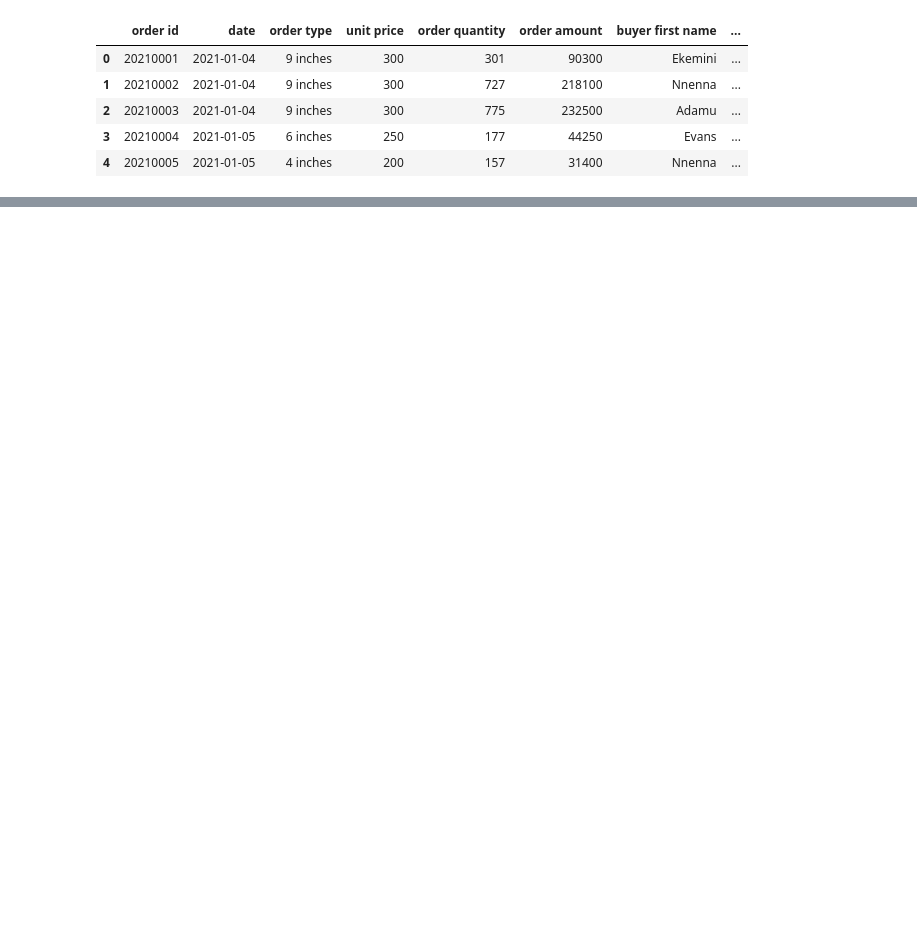
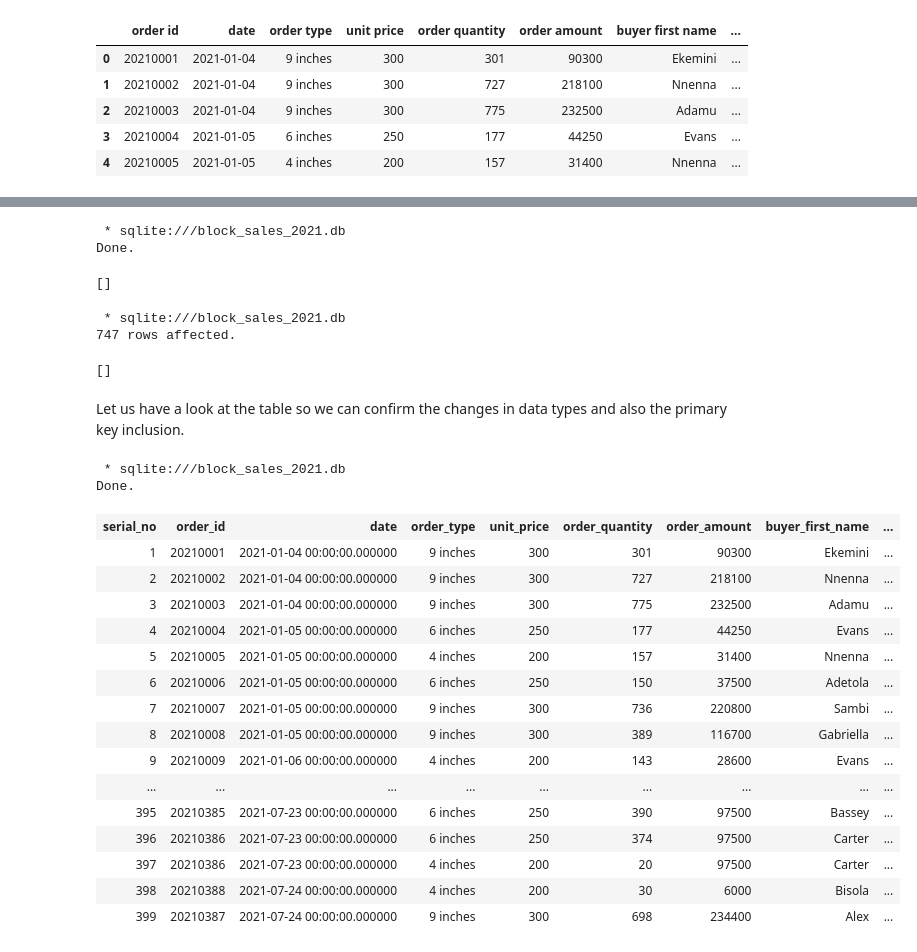
Before and after one commit to Ridwan1821/Ridhwan_Repo, a Jupyter notebook: Normalization of Sales Data Table/block_sales_2021.ipynb, the cells around one changed output, grey strips where cells are left out. Drawn from its saved outputs; the diff is of its cells as text; code cells hidden in the pictures; blank space fills up the shorter version.

```diff
--- a/Normalization of Sales Data Table/block_sales_2021.ipynb
+++ b/Normalization of Sales Data Table/block_sales_2021.ipynb
@@ -82,0 +184,49 @@ Done.
+# %%
+%%sql
+/*Let us rectify the data types issue and also add a primary key column to the table. We will do this by creating a new table
+with the columns present in the '2021_orders' table while assigning the appropriate data types to them. We will also include a
+primary key column to the table.*/
+
+create table orders_1NF (serial_no integer primary key autoincrement, order_id varchar(10),
+                         date datetime, order_type varchar(10), unit_price integer,
+                         order_quantity integer, order_amount integer, buyer_first_name varchar(50),
+                         buyer_surname varchar(50), buyer_gender varchar(1), buyer_type varchar(50));
+# %% [output]
+ * sqlite:///block_sales_2021.db
+Done.
+[]
+# %%
+%%sql
+
+insert into orders_1NF (order_id, date, order_type, unit_price, order_quantity, order_amount, buyer_first_name,
+                         buyer_surname, buyer_gender, buyer_type)
+select * from '2021_orders'
+order by date;
+# %% [output]
+ * sqlite:///block_sales_2021.db
+747 rows affected.
+[]
+# %% [markdown]
+Let us have a look at the table so we can confirm the changes in data types and also the primary key inclusion.
+# %%
+%%sql
+select * from orders_1NF
+# %% [output]
+ * sqlite:///block_sales_2021.db
+Done.
+| serial_no | order_id | date | order_type | unit_price | order_quantity | order_amount | buyer_first_name | ... |
+| 1 | 20210001 | 2021-01-04 00:00:00.000000 | 9 inches | 300 | 301 | 90300 | Ekemini | ... |
+| 2 | 20210002 | 2021-01-04 00:00:00.000000 | 9 inches | 300 | 727 | 218100 | Nnenna | ... |
+| 3 | 20210003 | 2021-01-04 00:00:00.000000 | 9 inches | 300 | 775 | 232500 | Adamu | ... |
+| 4 | 20210004 | 2021-01-05 00:00:00.000000 | 6 inches | 250 | 177 | 44250 | Evans | ... |
+| 5 | 20210005 | 2021-01-05 00:00:00.000000 | 4 inches | 200 | 157 | 31400 | Nnenna | ... |
+| 6 | 20210006 | 2021-01-05 00:00:00.000000 | 6 inches | 250 | 150 | 37500 | Adetola | ... |
+| 7 | 20210007 | 2021-01-05 00:00:00.000000 | 9 inches | 300 | 736 | 220800 | Sambi | ... |
+| 8 | 20210008 | 2021-01-05 00:00:00.000000 | 9 inches | 300 | 389 | 116700 | Gabriella | ... |
+| 9 | 20210009 | 2021-01-06 00:00:00.000000 | 4 inches | 200 | 143 | 28600 | Evans | ... |
+| ... | ... | ... | ... | ... | ... | ... | ... | ... |
+| 395 | 20210385 | 2021-07-23 00:00:00.000000 | 6 inches | 250 | 390 | 97500 | Bassey | ... |
+| 396 | 20210386 | 2021-07-23 00:00:00.000000 | 6 inches | 250 | 374 | 97500 | Carter | ... |
+| 397 | 20210386 | 2021-07-23 00:00:00.000000 | 4 inches | 200 | 20 | 97500 | Carter | ... |
+| 398 | 20210388 | 2021-07-24 00:00:00.000000 | 4 inches | 200 | 30 | 6000 | Bisola | ... |
+| 399 | 20210387 | 2021-07-24 00:00:00.000000 | 9 inches | 300 | 698 | 234400 | Alex | ... |
```
Also changed, not shown: parts of 14 cells of this notebook.
